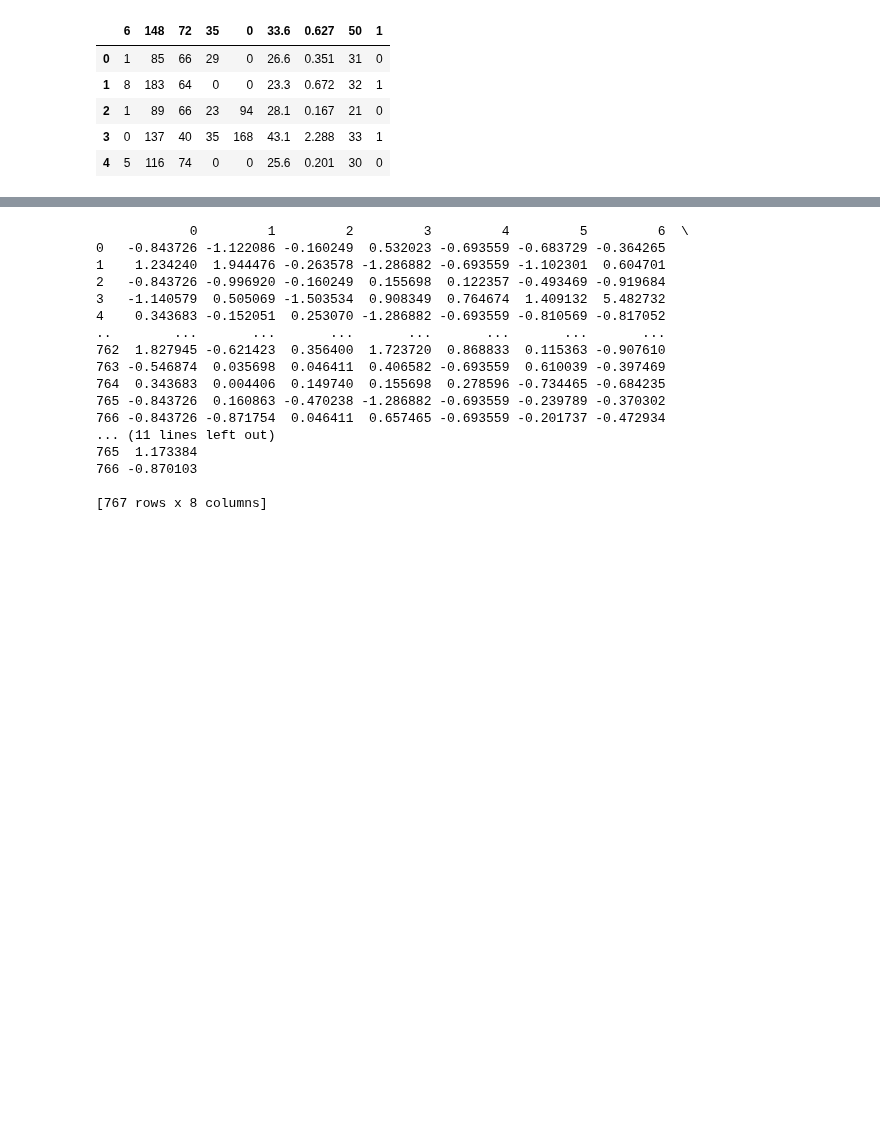
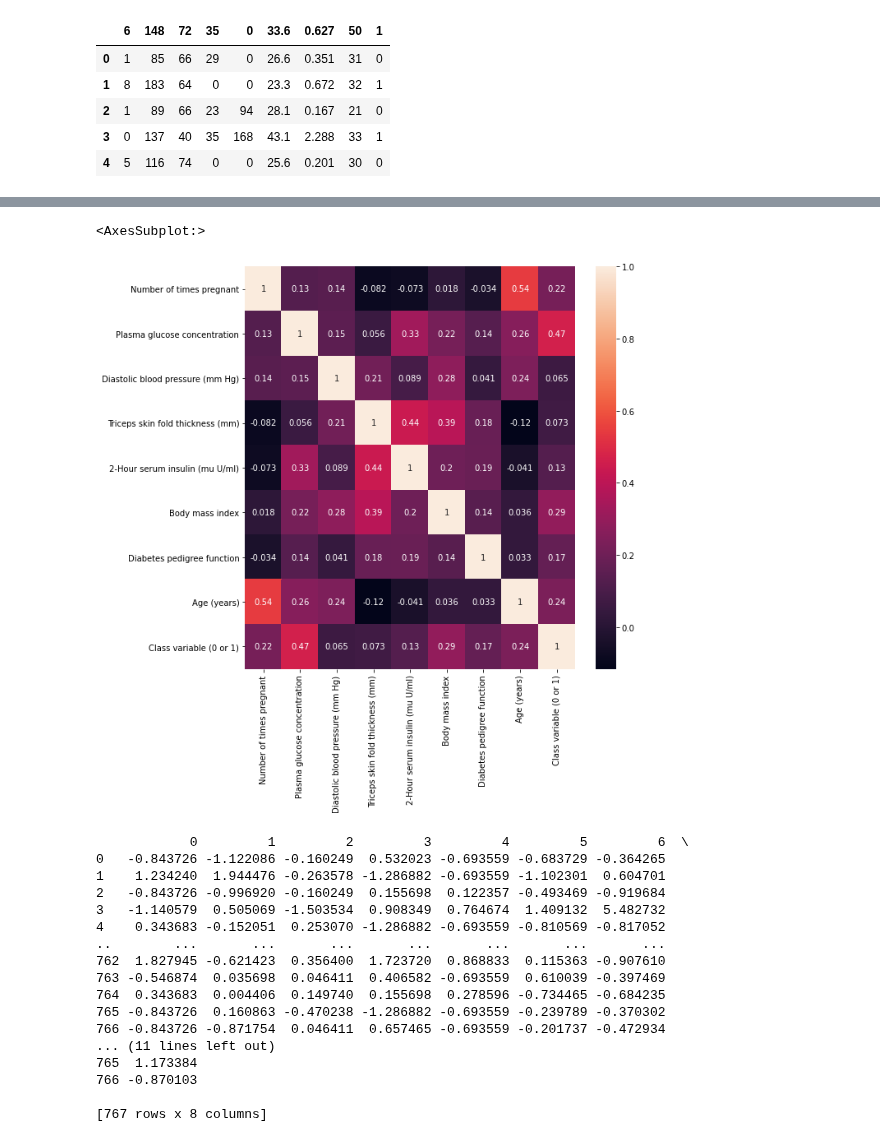
Before and after one commit to bickramjitbasu09/Deep-Learning, a Jupyter notebook: Pimas_Indians_Diabetes_Deep_Learning.ipynb, the cells around one changed output, grey strips where cells are left out. Drawn from its saved outputs; the diff is of its cells as text; code cells hidden in the pictures; blank space fills up the shorter version.

```diff
--- a/Pimas_Indians_Diabetes_Deep_Learning.ipynb
+++ b/Pimas_Indians_Diabetes_Deep_Learning.ipynb
@@ -56,3 +69,9 @@ data.head()
+# %%
+plt.figure(figsize=(9,9))
+sns.heatmap(data.corr(),annot=True)
+# %% [output]
+<AxesSubplot:>
+[figure, added]
 # %%
 # split into input (X) and output (y) variables
 X = data.iloc[:,0:8]
```
Also changed, not shown: parts of 7 cells of this notebook.
